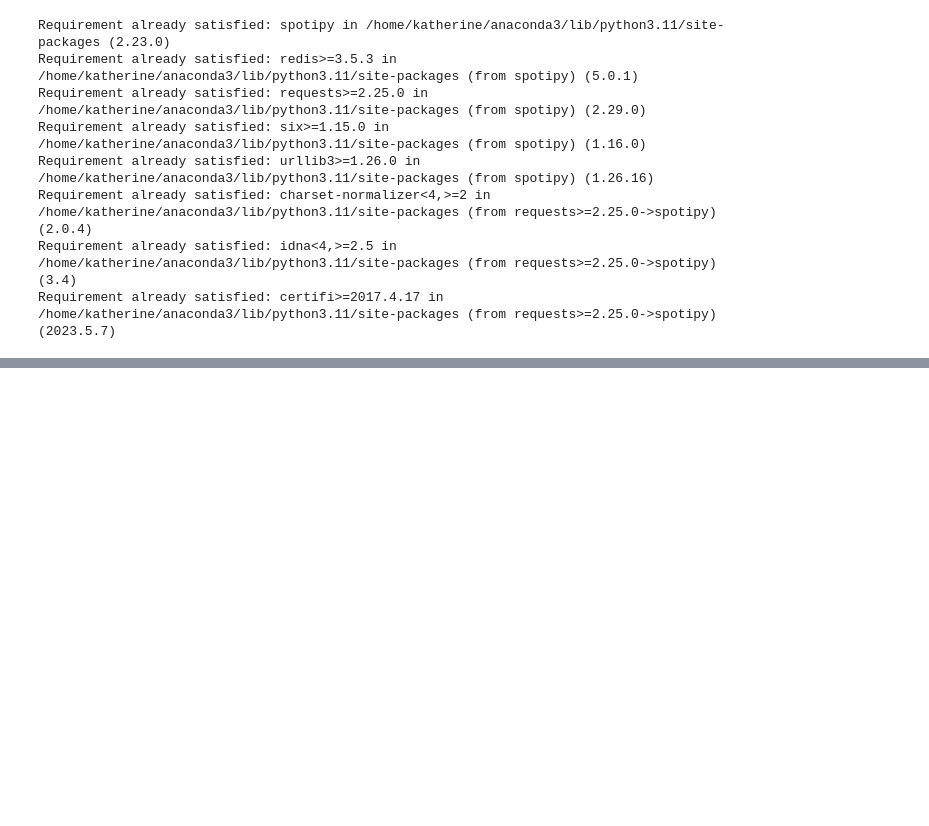
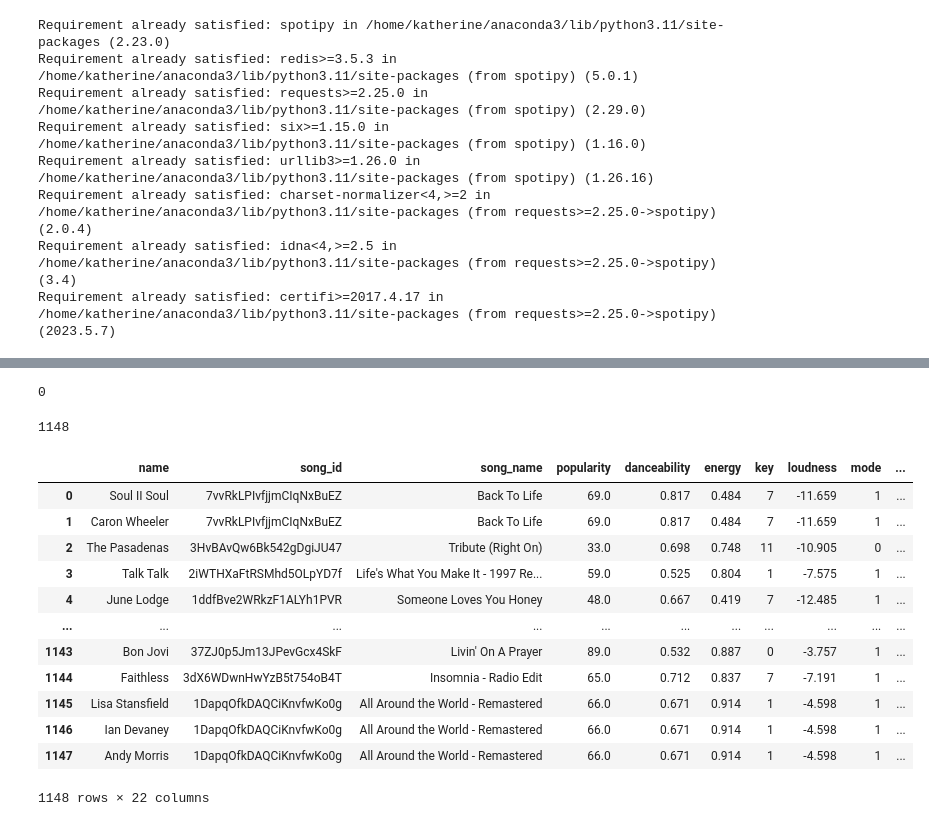
Before and after one commit to katchuli/lab-api-wrappers, a Jupyter notebook: GNOD_case_study.ipynb, the cells around one changed output, grey strips where cells are left out. Drawn from its saved outputs; the diff is of its cells as text; code cells hidden in the pictures; blank space fills up the shorter version.

```diff
--- a/GNOD_case_study.ipynb
+++ b/GNOD_case_study.ipynb
@@ -142,0 +294,3 @@ FileNotFoundError: [Errno 2] No such file or directory: 'secrets.txt'
+# %%
+artists_df = artists_df.drop(['href', 'id', 'type','uri','external_urls.spotify',], axis=1)
+artists_df.head(20)
@@ -142,0 +315,40 @@ FileNotFoundError: [Errno 2] No such file or directory: 'secrets.txt'
+# %%
+artists_df['popularity'].isna().sum()
+# %% [output]
+0
+# %%
+chunks = [(i, i+100) for i in range(0, len(artists_df), 100)]
+chunks
+audio_features_list = []
+for chunk in chunks:
+    id_list100 = artists_df['song_id'][chunk[0]:chunk[1]]
+    audio_features_list = audio_features_list + sp.audio_features(id_list100)
+    sleep(randint(1,3000)/1000)
+len(audio_features_list)
+# %% [output]
+1148
+# %%
+audio_features_df = json_normalize(audio_features_list)
+# %%
+audio_features_df.drop_duplicates(inplace=True)
+# %%
+df_w_audio_ft = pd.merge(left=artists_df,
+                        right=audio_features_df,
+                        how='inner',
+                        left_on='song_id',
+                        right_on='id')
+df_w_audio_ft
+# %% [output]
+|  | name | song_id | song_name | popularity | danceability | energy | key | loudness | mode | ... |
+| 0 | Soul II Soul | 7vvRkLPIvfjjmCIqNxBuEZ | Back To Life | 69.0 | 0.817 | 0.484 | 7 | -11.659 | 1 | ... |
+| 1 | Caron Wheeler | 7vvRkLPIvfjjmCIqNxBuEZ | Back To Life | 69.0 | 0.817 | 0.484 | 7 | -11.659 | 1 | ... |
+| 2 | The Pasadenas | 3HvBAvQw6Bk542gDgiJU47 | Tribute (Right On) | 33.0 | 0.698 | 0.748 | 11 | -10.905 | 0 | ... |
+| 3 | Talk Talk | 2iWTHXaFtRSMhd5OLpYD7f | Life's What You Make It - 1997 Re... | 59.0 | 0.525 | 0.804 | 1 | -7.575 | 1 | ... |
+| 4 | June Lodge | 1ddfBve2WRkzF1ALYh1PVR | Someone Loves You Honey | 48.0 | 0.667 | 0.419 | 7 | -12.485 | 1 | ... |
+| ... | ... | ... | ... | ... | ... | ... | ... | ... | ... | ... |
+| 1143 | Bon Jovi | 37ZJ0p5Jm13JPevGcx4SkF | Livin' On A Prayer | 89.0 | 0.532 | 0.887 | 0 | -3.757 | 1 | ... |
+| 1144 | Faithless | 3dX6WDwnHwYzB5t754oB4T | Insomnia - Radio Edit | 65.0 | 0.712 | 0.837 | 7 | -7.191 | 1 | ... |
+| 1145 | Lisa Stansfield | 1DapqOfkDAQCiKnvfwKo0g | All Around the World - Remastered | 66.0 | 0.671 | 0.914 | 1 | -4.598 | 1 | ... |
+| 1146 | Ian Devaney | 1DapqOfkDAQCiKnvfwKo0g | All Around the World - Remastered | 66.0 | 0.671 | 0.914 | 1 | -4.598 | 1 | ... |
+| 1147 | Andy Morris | 1DapqOfkDAQCiKnvfwKo0g | All Around the World - Remastered | 66.0 | 0.671 | 0.914 | 1 | -4.598 | 1 | ... |
+1148 rows × 22 columns
```
Also changed, not shown: parts of 28 cells of this notebook, 1 other file.
